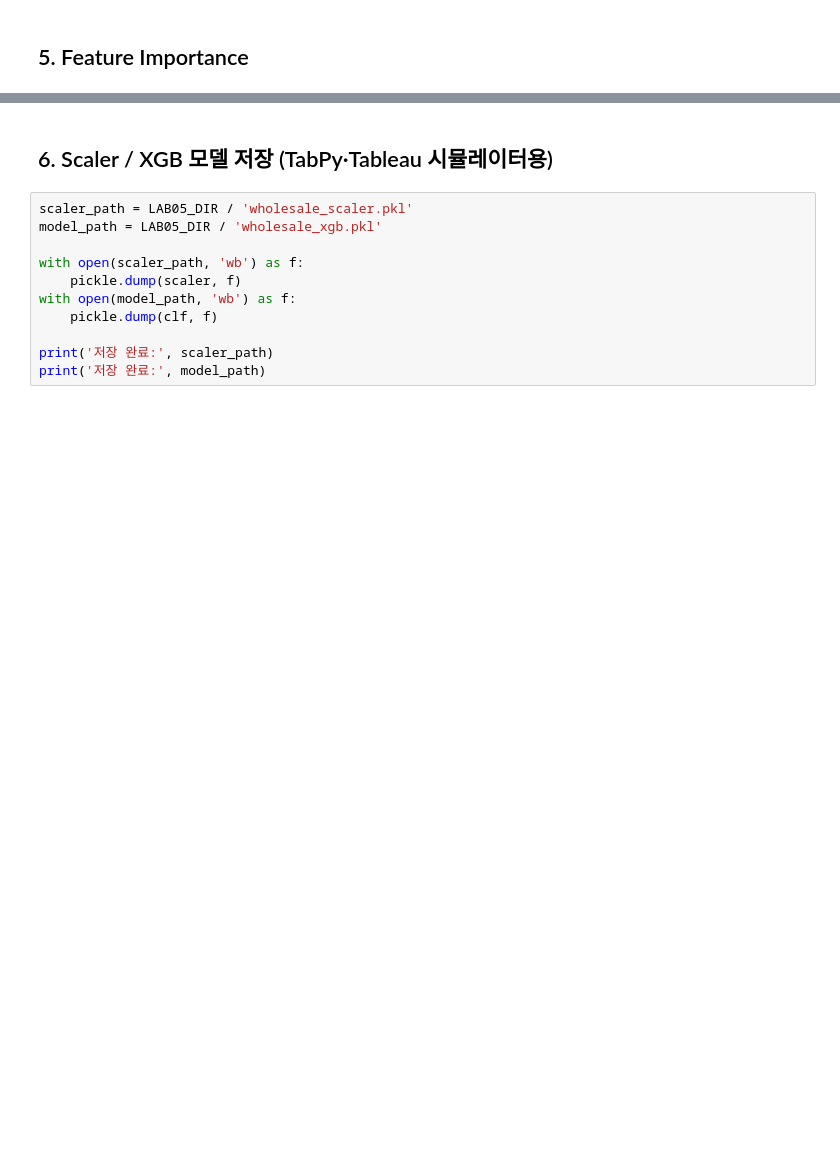
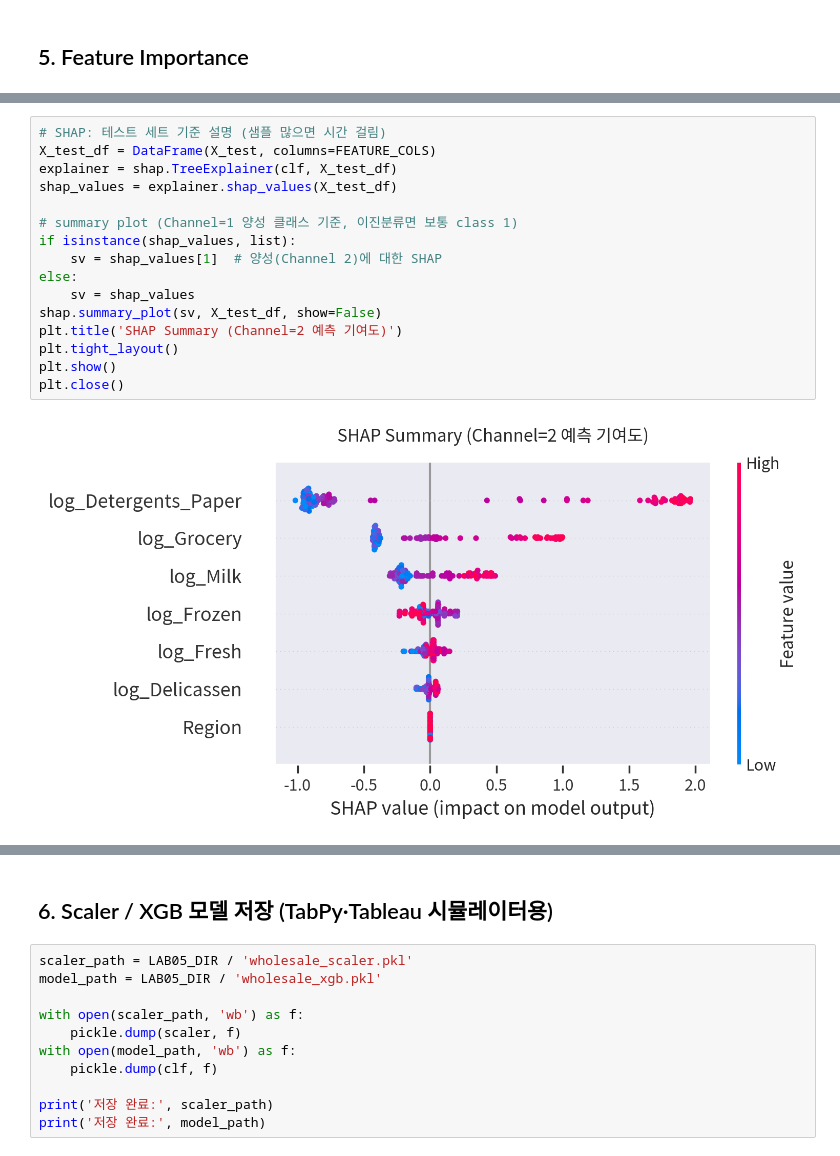
Before and after one commit to BoheeJeong/Machine_learning, a Jupyter notebook: [LAB 05] 비지도 학습 - 구매 패턴 기반 고객 군집 분석과 페르소나 도출/01-XGBoost_Channel_분류_TabPy.ipynb, the cells around one changed output, grey strips where cells are left out. Saved outputs shown, nothing was run; the diff lists cells and outputs as text; blank space fills up the shorter version.

```diff
--- a/[LAB 05] 비지도 학습 - 구매 패턴 기반 고객 군집 분석과 페르소나 도출/01-XGBoost_Channel_분류_TabPy.ipynb
+++ b/[LAB 05] 비지도 학습 - 구매 패턴 기반 고객 군집 분석과 페르소나 도출/01-XGBoost_Channel_분류_TabPy.ipynb
@@ -125,0 +610,18 @@ plt.close()
+# %%
+# SHAP: 테스트 세트 기준 설명 (샘플 많으면 시간 걸림)
+X_test_df = DataFrame(X_test, columns=FEATURE_COLS)
+explainer = shap.TreeExplainer(clf, X_test_df)
+shap_values = explainer.shap_values(X_test_df)
+
+# summary plot (Channel=1 양성 클래스 기준, 이진분류면 보통 class 1)
+if isinstance(shap_values, list):
+    sv = shap_values[1]  # 양성(Channel 2)에 대한 SHAP
+else:
+    sv = shap_values
+shap.summary_plot(sv, X_test_df, show=False)
+plt.title('SHAP Summary (Channel=2 예측 기여도)')
+plt.tight_layout()
+plt.show()
+plt.close()
+# %% [output]
+[figure, added]
```
Also changed, not shown: parts of 35 cells of this notebook, 33 other files.
